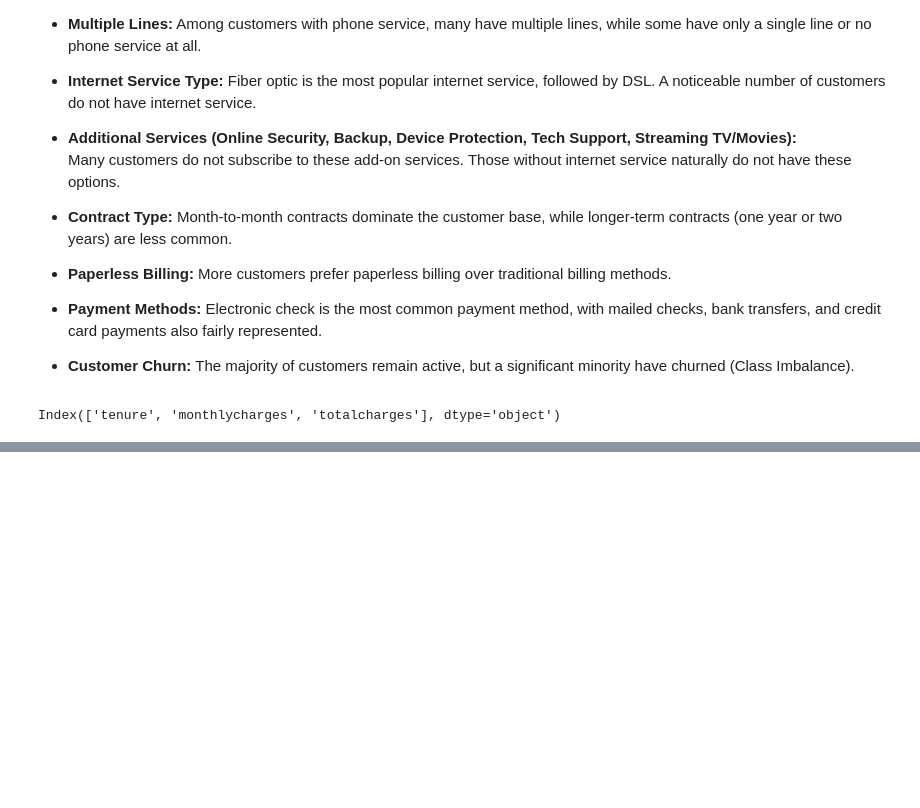
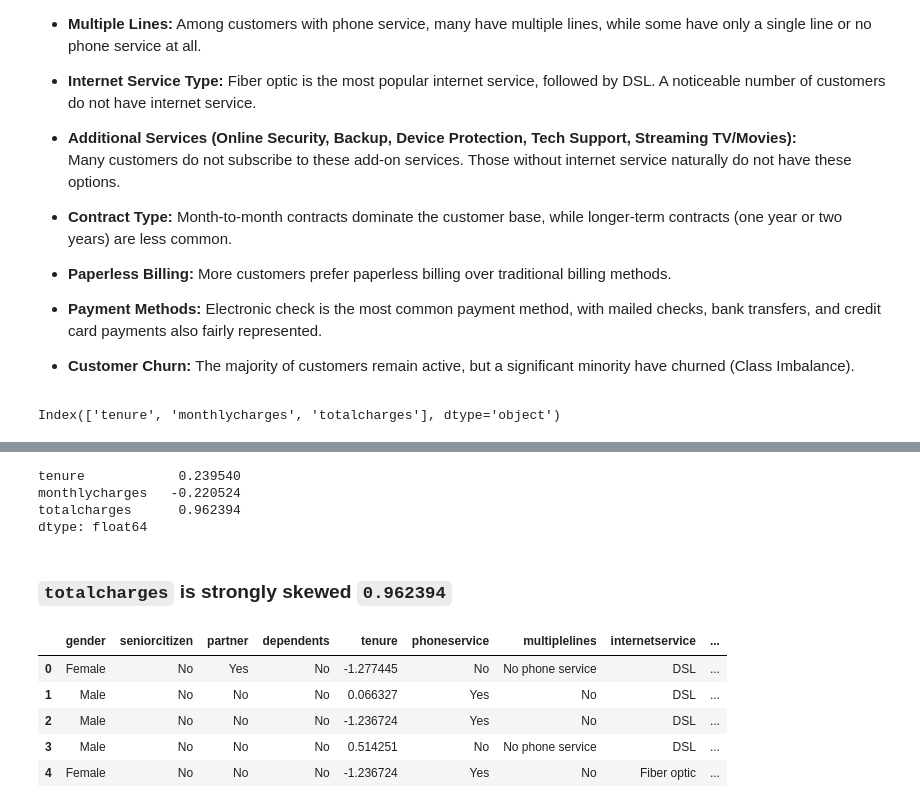
Before and after one commit to vishalgupta-git/telco-customer-churn-prediction, a Jupyter notebook: notebook.ipynb, the cells around one changed output, grey strips where cells are left out. Saved outputs shown, nothing was run; the diff lists cells and outputs as text; code cells hidden in the pictures; blank space fills up the shorter version.

```diff
--- a/notebook.ipynb
+++ b/notebook.ipynb
@@ -246,0 +252,9 @@ plt.show()
+# %%
+df_no.skew()
+# %% [output]
+tenure            0.239540
+monthlycharges   -0.220524
+totalcharges      0.962394
+dtype: float64
+# %% [markdown]
+### `totalcharges` is strongly skewed `0.962394`
@@ -246,0 +274,15 @@ plt.show()
+# %%
+from sklearn.preprocessing import StandardScaler
+
+scaler = StandardScaler()
+
+df[df_no.columns] = scaler.fit_transform(df_no)
+
+df.head()
+# %% [output]
+|  | gender | seniorcitizen | partner | dependents | tenure | phoneservice | multiplelines | internetservice | ... |
+| 0 | Female | No | Yes | No | -1.277445 | No | No phone service | DSL | ... |
+| 1 | Male | No | No | No | 0.066327 | Yes | No | DSL | ... |
+| 2 | Male | No | No | No | -1.236724 | Yes | No | DSL | ... |
+| 3 | Male | No | No | No | 0.514251 | No | No phone service | DSL | ... |
+| 4 | Female | No | No | No | -1.236724 | Yes | No | Fiber optic | ... |
```
Also changed, not shown: parts of 6 cells of this notebook.
